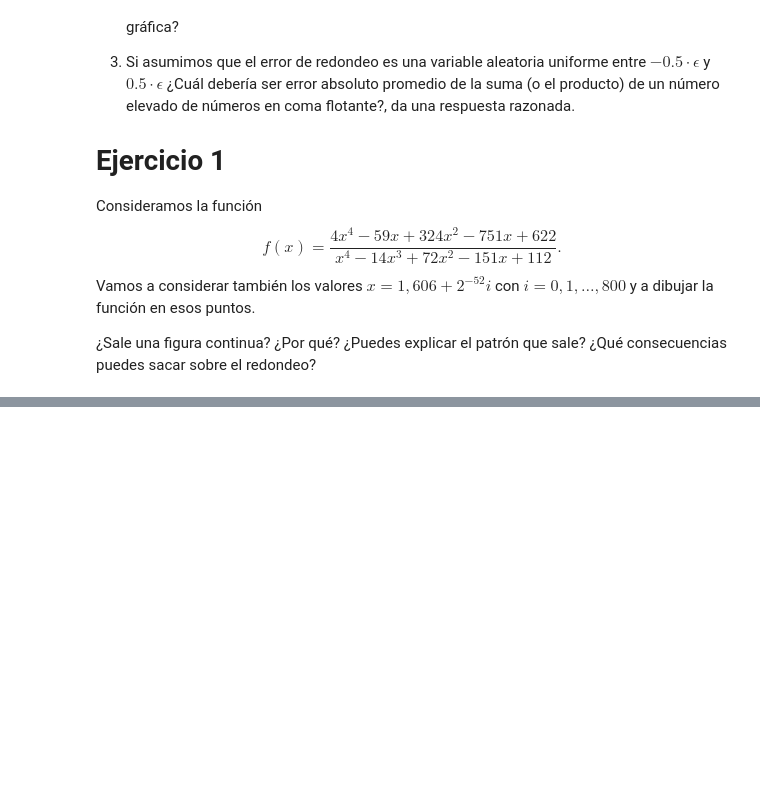
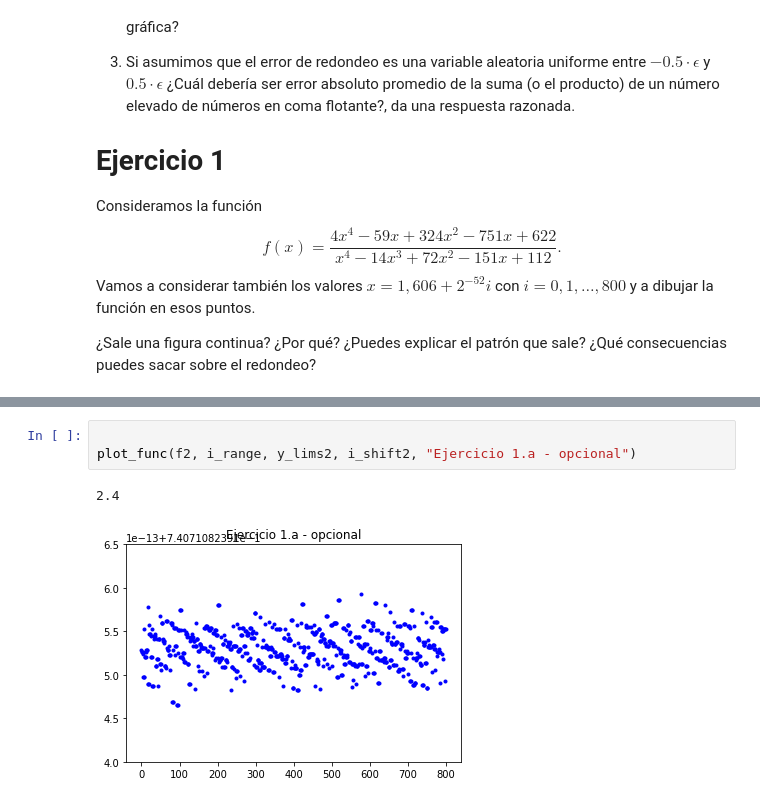
Before and after one commit to Ocete/mcd-cn, a Jupyter notebook: p1/CN-Práctica1.ipynb, the cells around one changed output, grey strips where cells are left out. Saved outputs shown, nothing was run; the diff lists cells and outputs as text; blank space fills up the shorter version.

```diff
--- a/p1/CN-Práctica1.ipynb
+++ b/p1/CN-Práctica1.ipynb
@@ -79,0 +77,6 @@ plot_func(f1, i_range, y_lims2, i_shift2, "Ejercicio 1.a - opcional")
+# %%
+
+plot_func(f2, i_range, y_lims2, i_shift2, "Ejercicio 1.a - opcional")
+# %% [output]
+2.4
+[figure, added]
```
Also changed, not shown: parts of 6 cells of this notebook.
